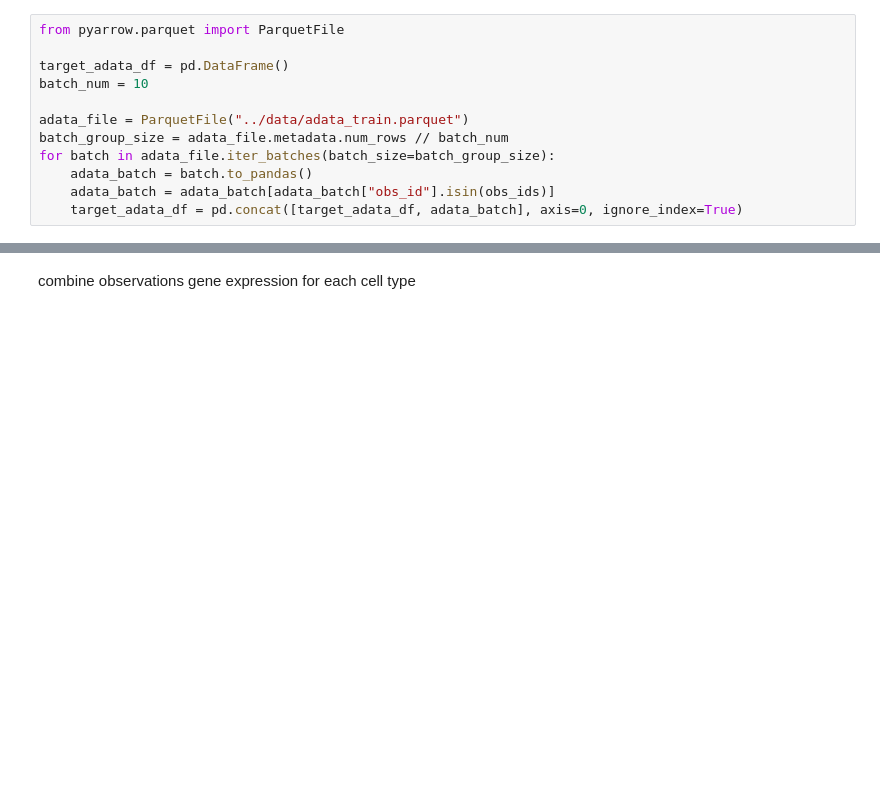
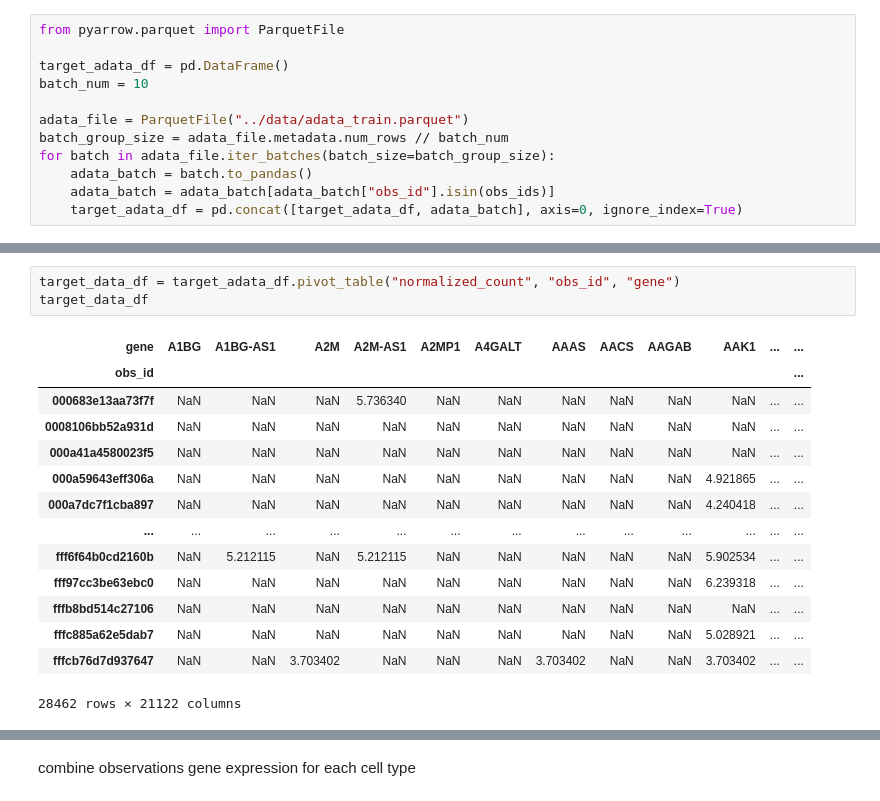
Before and after one commit to arazthexd/Kaggle_SCP, a Jupyter notebook: notebooks/1_preparation.ipynb, the cells around one changed output, grey strips where cells are left out. Cells and saved outputs as stored; diff of their text form; blank space fills up the shorter version.

Commit message:
data preparation update: cell types exp file

```diff
--- a/notebooks/1_preparation.ipynb
+++ b/notebooks/1_preparation.ipynb
@@ -55,0 +54,18 @@ for batch in adata_file.iter_batches(batch_size=batch_group_size):
+# %%
+target_data_df = target_adata_df.pivot_table("normalized_count", "obs_id", "gene")
+target_data_df
+# %% [output]
+| gene | A1BG | A1BG-AS1 | A2M | A2M-AS1 | A2MP1 | A4GALT | AAAS | AACS | AAGAB | AAK1 | ... | ... |
+| obs_id |  |  |  |  |  |  |  |  |  |  |  | ... |
+| 000683e13aa73f7f | NaN | NaN | NaN | 5.736340 | NaN | NaN | NaN | NaN | NaN | NaN | ... | ... |
+| 0008106bb52a931d | NaN | NaN | NaN | NaN | NaN | NaN | NaN | NaN | NaN | NaN | ... | ... |
+| 000a41a4580023f5 | NaN | NaN | NaN | NaN | NaN | NaN | NaN | NaN | NaN | NaN | ... | ... |
+| 000a59643eff306a | NaN | NaN | NaN | NaN | NaN | NaN | NaN | NaN | NaN | 4.921865 | ... | ... |
+| 000a7dc7f1cba897 | NaN | NaN | NaN | NaN | NaN | NaN | NaN | NaN | NaN | 4.240418 | ... | ... |
+| ... | ... | ... | ... | ... | ... | ... | ... | ... | ... | ... | ... | ... |
+| fff6f64b0cd2160b | NaN | 5.212115 | NaN | 5.212115 | NaN | NaN | NaN | NaN | NaN | 5.902534 | ... | ... |
+| fff97cc3be63ebc0 | NaN | NaN | NaN | NaN | NaN | NaN | NaN | NaN | NaN | 6.239318 | ... | ... |
+| fffb8bd514c27106 | NaN | NaN | NaN | NaN | NaN | NaN | NaN | NaN | NaN | NaN | ... | ... |
+| fffc885a62e5dab7 | NaN | NaN | NaN | NaN | NaN | NaN | NaN | NaN | NaN | 5.028921 | ... | ... |
+| fffcb76d7d937647 | NaN | NaN | 3.703402 | NaN | NaN | NaN | 3.703402 | NaN | NaN | 3.703402 | ... | ... |
+28462 rows × 21122 columns
```
Also changed, not shown: parts of 19 cells of this notebook, 2 other files.
